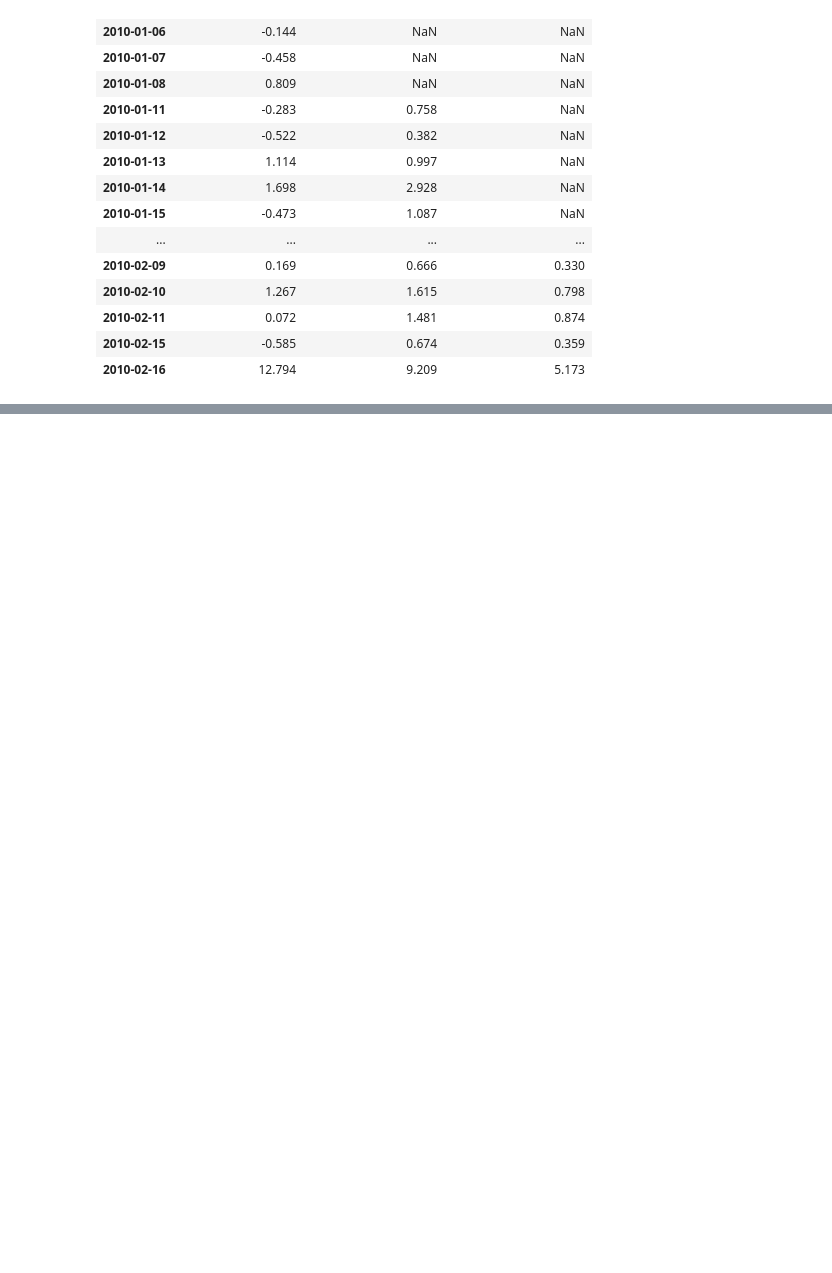
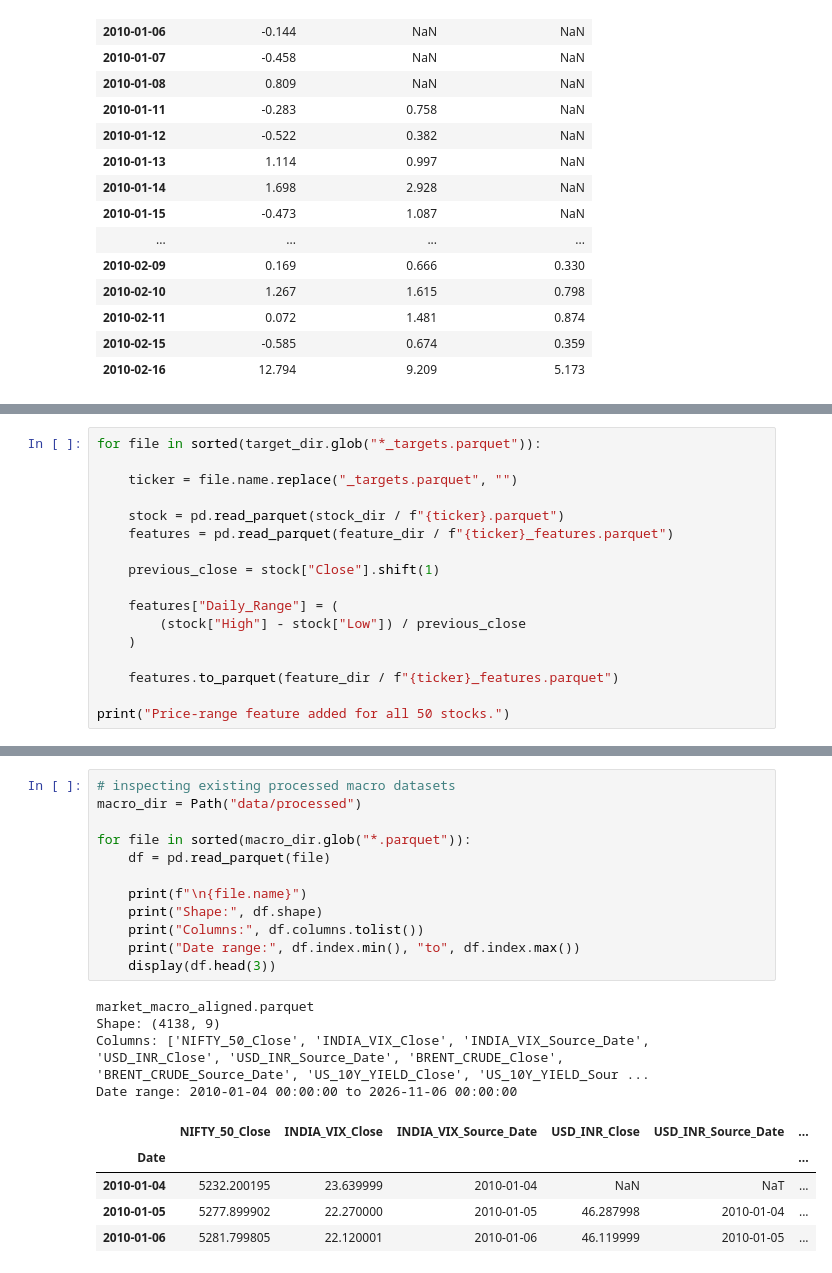
Before and after one commit to Srisupha29/DataScience_Projects, a Jupyter notebook: Indian_Equity_Market_Risk_Forecaster/notebooks/02_Volatility_Targets.ipynb, the cells around one changed output, grey strips where cells are left out. Cells and saved outputs as stored; diff of their text form; blank space fills up the shorter version.

```diff
--- a/Indian_Equity_Market_Risk_Forecaster/notebooks/02_Volatility_Targets.ipynb
+++ b/Indian_Equity_Market_Risk_Forecaster/notebooks/02_Volatility_Targets.ipynb
@@ -499,0 +502,17 @@ display(
+# %%
+for file in sorted(target_dir.glob("*_targets.parquet")):
+
+    ticker = file.name.replace("_targets.parquet", "")
+
+    stock = pd.read_parquet(stock_dir / f"{ticker}.parquet")
+    features = pd.read_parquet(feature_dir / f"{ticker}_features.parquet")
+
+    previous_close = stock["Close"].shift(1)
+
+    features["Daily_Range"] = (
+        (stock["High"] - stock["Low"]) / previous_close
+    )
+
+    features.to_parquet(feature_dir / f"{ticker}_features.parquet")
+
+print("Price-range feature added for all 50 stocks.")
@@ -499,0 +539,22 @@ display(
+# %%
+# inspecting existing processed macro datasets
+macro_dir = Path("data/processed")
+
+for file in sorted(macro_dir.glob("*.parquet")):
+    df = pd.read_parquet(file)
+
+    print(f"\n{file.name}")
+    print("Shape:", df.shape)
+    print("Columns:", df.columns.tolist())
+    print("Date range:", df.index.min(), "to", df.index.max())
+    display(df.head(3))
+# %% [output]
+market_macro_aligned.parquet
+Shape: (4138, 9)
+Columns: ['NIFTY_50_Close', 'INDIA_VIX_Close', 'INDIA_VIX_Source_Date', 'USD_INR_Close', 'USD_INR_Source_Date', 'BRENT_CRUDE_Close', 'BRENT_CRUDE_Source_Date', 'US_10Y_YIELD_Close', 'US_10Y_YIELD_Sour ...
+Date range: 2010-01-04 00:00:00 to 2026-11-06 00:00:00
+|  | NIFTY_50_Close | INDIA_VIX_Close | INDIA_VIX_Source_Date | USD_INR_Close | USD_INR_Source_Date | ... |
+| Date |  |  |  |  |  | ... |
+| 2010-01-04 | 5232.200195 | 23.639999 | 2010-01-04 | NaN | NaT | ... |
+| 2010-01-05 | 5277.899902 | 22.270000 | 2010-01-05 | 46.287998 | 2010-01-04 | ... |
+| 2010-01-06 | 5281.799805 | 22.120001 | 2010-01-06 | 46.119999 | 2010-01-05 | ... |
```
Also changed, not shown: parts of 10 cells of this notebook.
